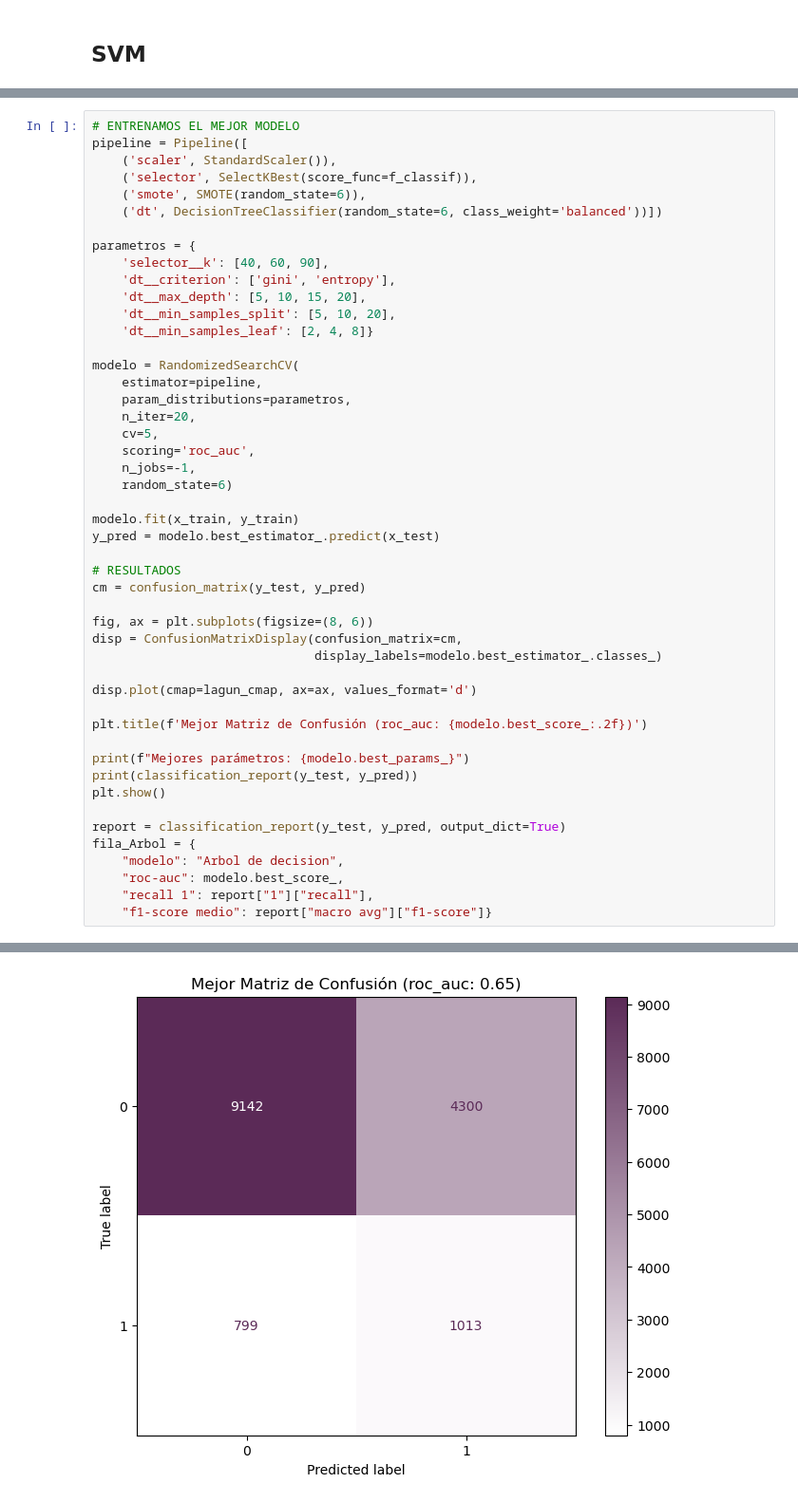
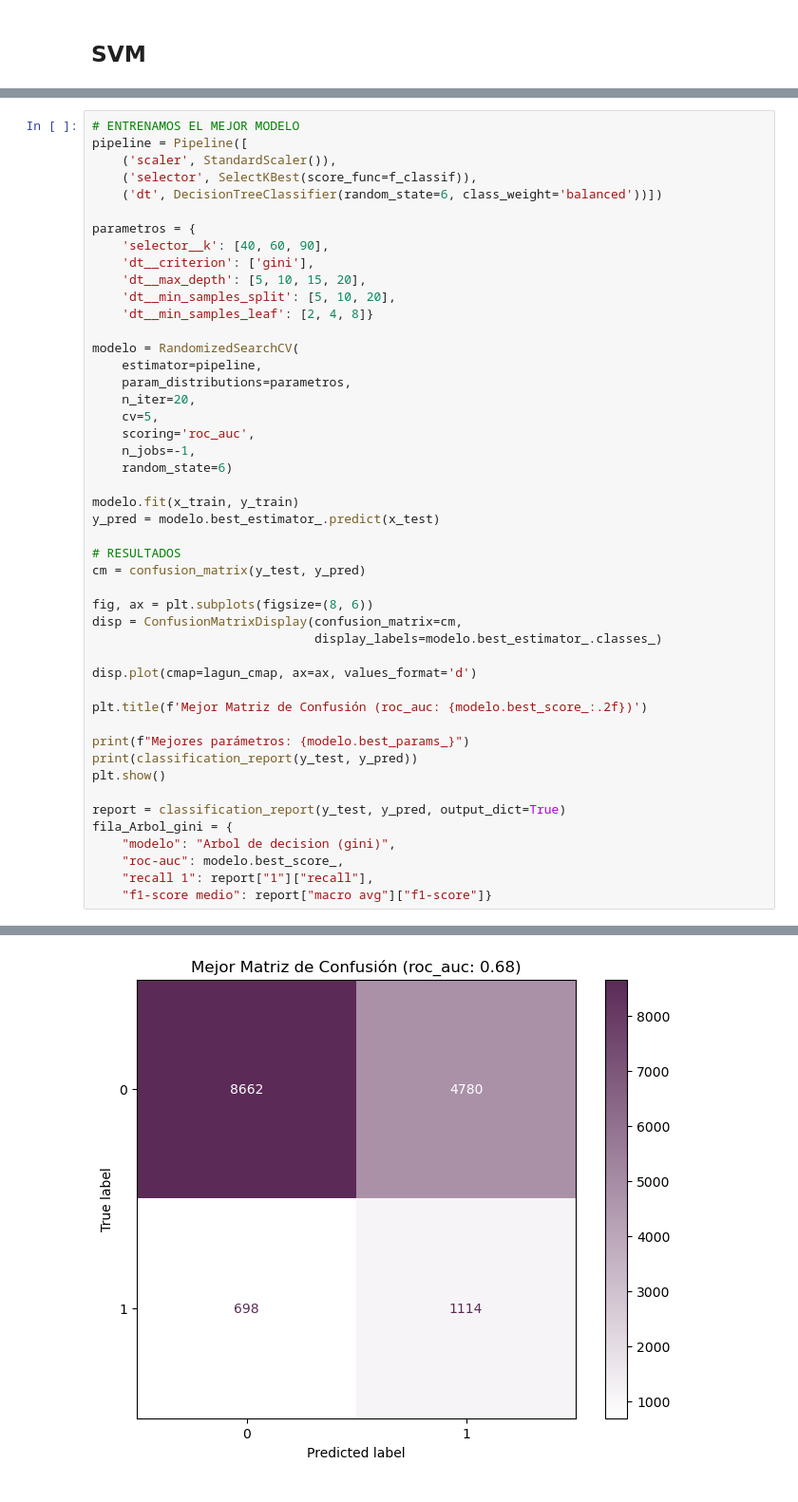
Before and after one commit to danielsoponaru/25-26_R07_NARANJA, a Jupyter notebook: 02-EDA.ipynb, the cells around one changed output, grey strips where cells are left out. Shown at 95% size. Saved outputs shown, nothing was run; the diff lists cells and outputs as text.

Commit message:
Diferencias SMOTE y sin SMOTE

```diff
--- a/02-EDA.ipynb
+++ b/02-EDA.ipynb
@@ -409,12 +350,11 @@ weighted avg       0.85      0.64      0.71     15254
 pipeline = Pipeline([
     ('scaler', StandardScaler()),
     ('selector', SelectKBest(score_func=f_classif)),
-    ('smote', SMOTE(random_state=6)),
     ('dt', DecisionTreeClassifier(random_state=6, class_weight='balanced'))])
 
 parametros = {
     'selector__k': [40, 60, 90],
-    'dt__criterion': ['gini', 'entropy'],
+    'dt__criterion': ['gini'],
     'dt__max_depth': [5, 10, 15, 20],
     'dt__min_samples_split': [5, 10, 20],
     'dt__min_samples_leaf': [2, 4, 8]}
@@ -447,8 +387,8 @@ print(classification_report(y_test, y_pred))
 plt.show()
 
 report = classification_report(y_test, y_pred, output_dict=True)
-fila_Arbol = {
-    "modelo": "Arbol de decision",
+fila_Arbol_gini = {
+    "modelo": "Arbol de decision (gini)",
     "roc-auc": modelo.best_score_,
     "recall 1": report["1"]["recall"],
     "f1-score medio": report["macro avg"]["f1-score"]}
@@ -465 +405 @@ weighted avg       0.83      0.67      0.72     15254
-[figure, old version]
+[figure, new version]
```
Also changed, not shown: parts of 35 cells of this notebook.
